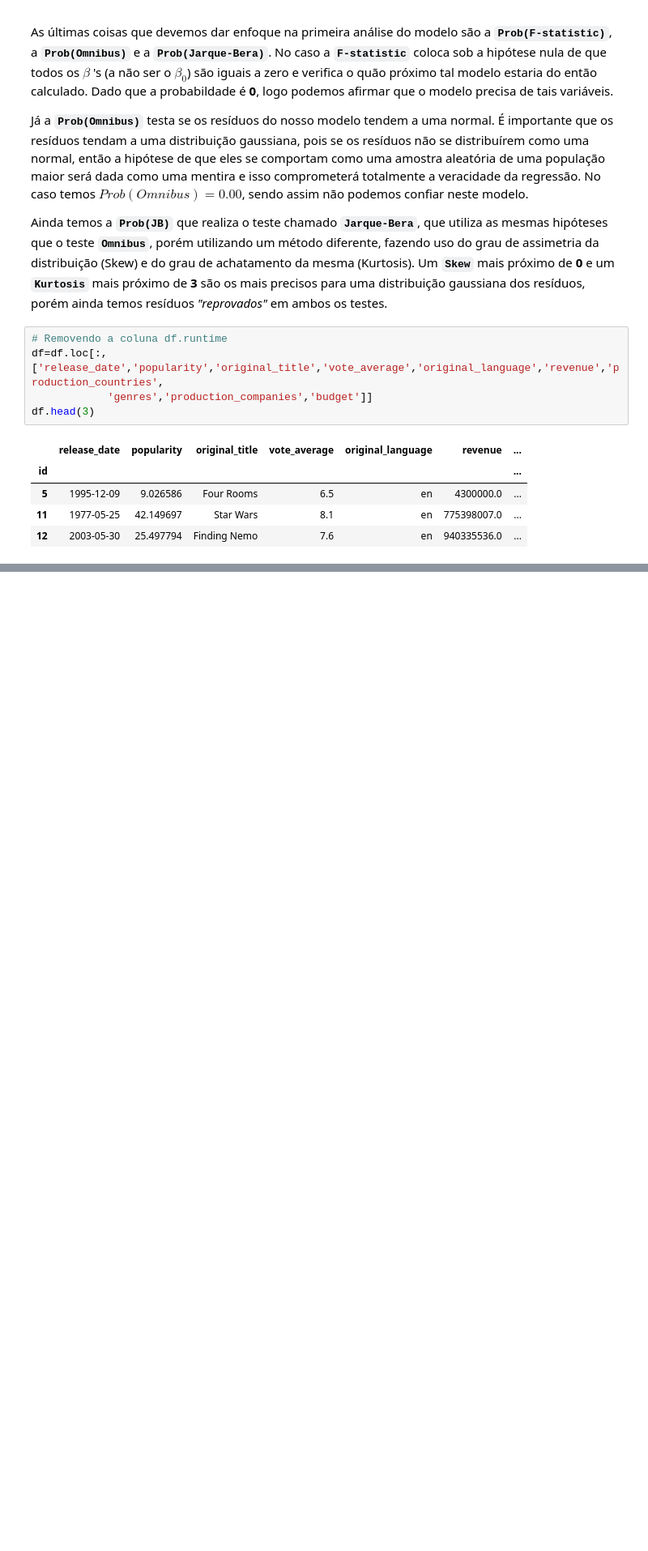
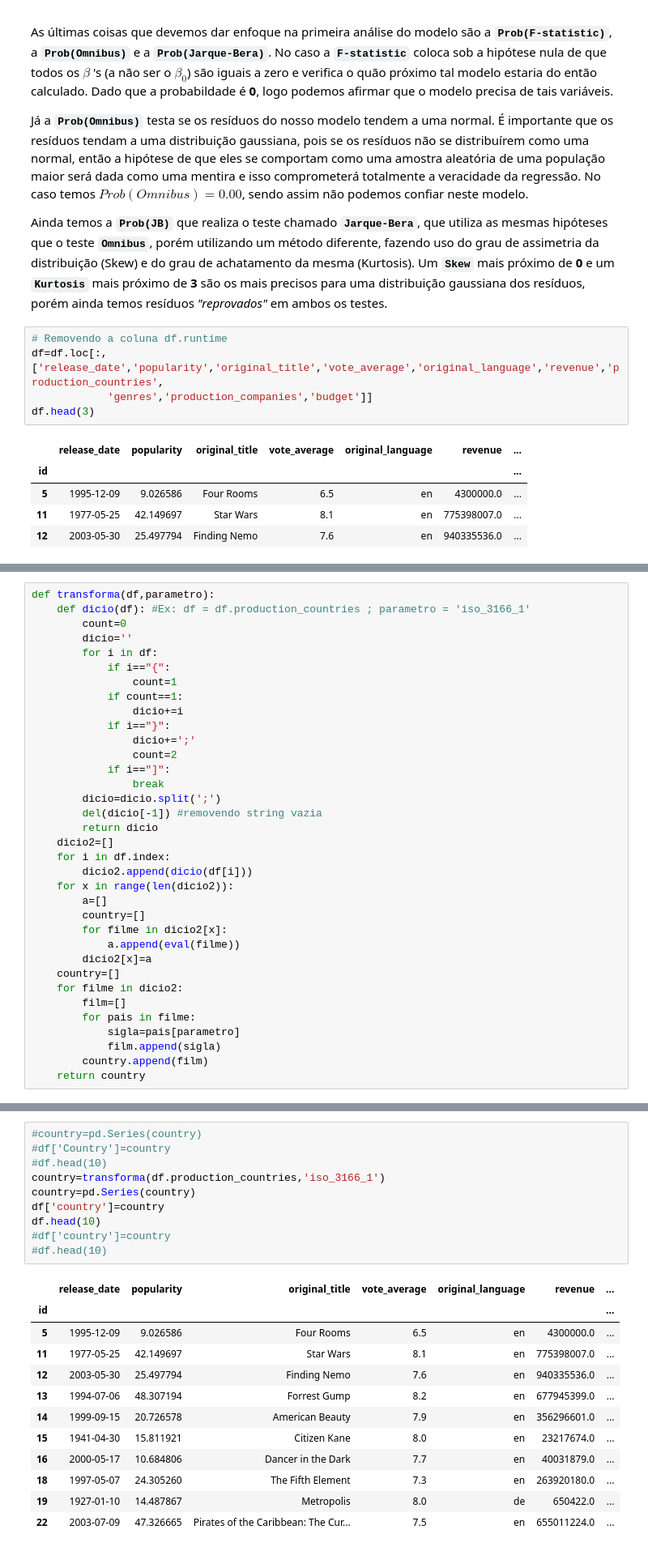
Before and after one commit to lucaslealvale/CD2018_Projeto3, a Jupyter notebook: Projeto 3.ipynb, the cells around one changed output, grey strips where cells are left out. Shown at 81% size. Cells and saved outputs as stored; diff of their text form; blank space fills up the shorter version.

```diff
--- a/Projeto 3.ipynb
+++ b/Projeto 3.ipynb
@@ -263,0 +263,35 @@ df.head(10)
+# %%
+def transforma(df,parametro):
+    def dicio(df): #Ex: df = df.production_countries ; parametro = 'iso_3166_1'
+        count=0
+        dicio=''
+        for i in df:
+            if i=="{":
+                count=1
+            if count==1:
+                dicio+=i
+            if i=="}":
+                dicio+=';'
+                count=2
+            if i=="]":
+                break
+        dicio=dicio.split(';')
+        del(dicio[-1]) #removendo string vazia
+        return dicio
+    dicio2=[]
+    for i in df.index:
+        dicio2.append(dicio(df[i]))
+    for x in range(len(dicio2)):
+        a=[]
+        country=[]
+        for filme in dicio2[x]:
+            a.append(eval(filme))
+        dicio2[x]=a
+    country=[]
+    for filme in dicio2:
+        film=[]
+        for pais in filme:
+            sigla=pais[parametro]
+            film.append(sigla)
+        country.append(film)
+    return country
@@ -264,3 +326,26 @@ df.head(10)
+# %%
+#country=pd.Series(country)
+#df['Country']=country
+#df.head(10)
+country=transforma(df.production_countries,'iso_3166_1')
+country=pd.Series(country)
+df['country']=country
+df.head(10)
+#df['country']=country
+#df.head(10)
+# %% [output]
+|  | release_date | popularity | original_title | vote_average | original_language | revenue | ... |
+| id |  |  |  |  |  |  | ... |
+| 5 | 1995-12-09 | 9.026586 | Four Rooms | 6.5 | en | 4300000.0 | ... |
+| 11 | 1977-05-25 | 42.149697 | Star Wars | 8.1 | en | 775398007.0 | ... |
+| 12 | 2003-05-30 | 25.497794 | Finding Nemo | 7.6 | en | 940335536.0 | ... |
+| 13 | 1994-07-06 | 48.307194 | Forrest Gump | 8.2 | en | 677945399.0 | ... |
+| 14 | 1999-09-15 | 20.726578 | American Beauty | 7.9 | en | 356296601.0 | ... |
+| 15 | 1941-04-30 | 15.811921 | Citizen Kane | 8.0 | en | 23217674.0 | ... |
+| 16 | 2000-05-17 | 10.684806 | Dancer in the Dark | 7.7 | en | 40031879.0 | ... |
+| 18 | 1997-05-07 | 24.305260 | The Fifth Element | 7.3 | en | 263920180.0 | ... |
+| 19 | 1927-01-10 | 14.487867 | Metropolis | 8.0 | de | 650422.0 | ... |
+| 22 | 2003-07-09 | 47.326665 | Pirates of the Caribbean: The Cur... | 7.5 | en | 655011224.0 | ... |
 # %%
 df.original_language=pd.get_dummies(df.original_language)
 #df.Country=pd.get_dummies(df.Country)
```
Also changed, not shown: parts of 16 cells of this notebook.
